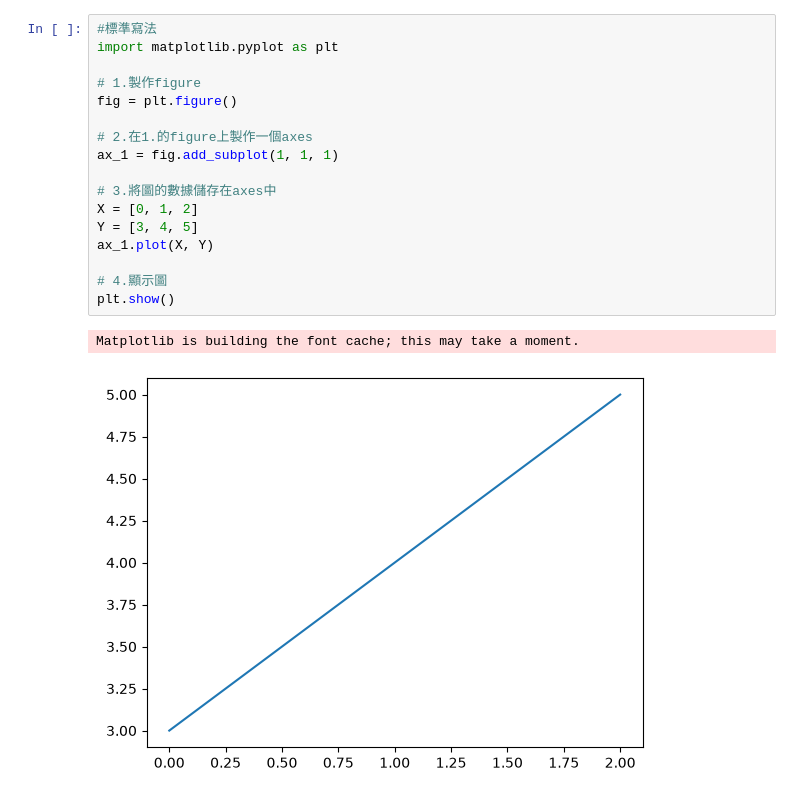
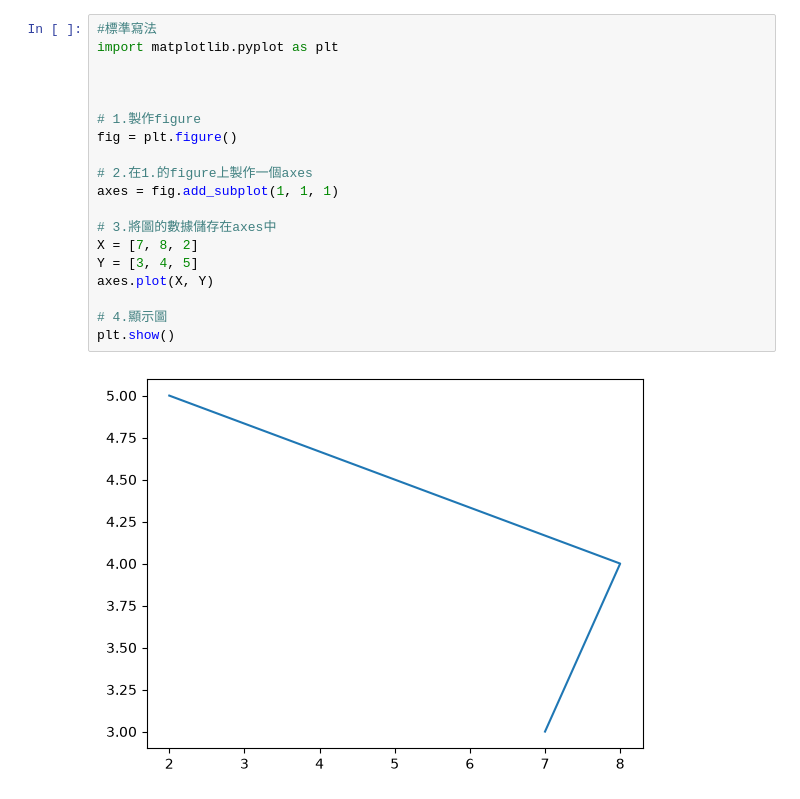
Before and after one commit to roberthsu2003/__2026_05_09_chihlee_python__, a Jupyter notebook: 06_13/lesson3.ipynb, the cells around one changed output. Drawn from its saved outputs; the diff is of its cells as text.

```diff
--- a/06_13/lesson3.ipynb
+++ b/06_13/lesson3.ipynb
@@ -1,20 +1,21 @@
 # %%
 #標準寫法
 import matplotlib.pyplot as plt
+
+
 
 # 1.製作figure
 fig = plt.figure()
 
 # 2.在1.的figure上製作一個axes
-ax_1 = fig.add_subplot(1, 1, 1)
+axes = fig.add_subplot(1, 1, 1)
 
 # 3.將圖的數據儲存在axes中
-X = [0, 1, 2]
+X = [7, 8, 2]
 Y = [3, 4, 5]
-ax_1.plot(X, Y)
+axes.plot(X, Y)
 
 # 4.顯示圖
 plt.show()
 # %% [output]
-Matplotlib is building the font cache; this may take a moment.
-[figure, old version]
+[figure, new version]
```
Also changed, not shown: parts of 1 cell of this notebook.
